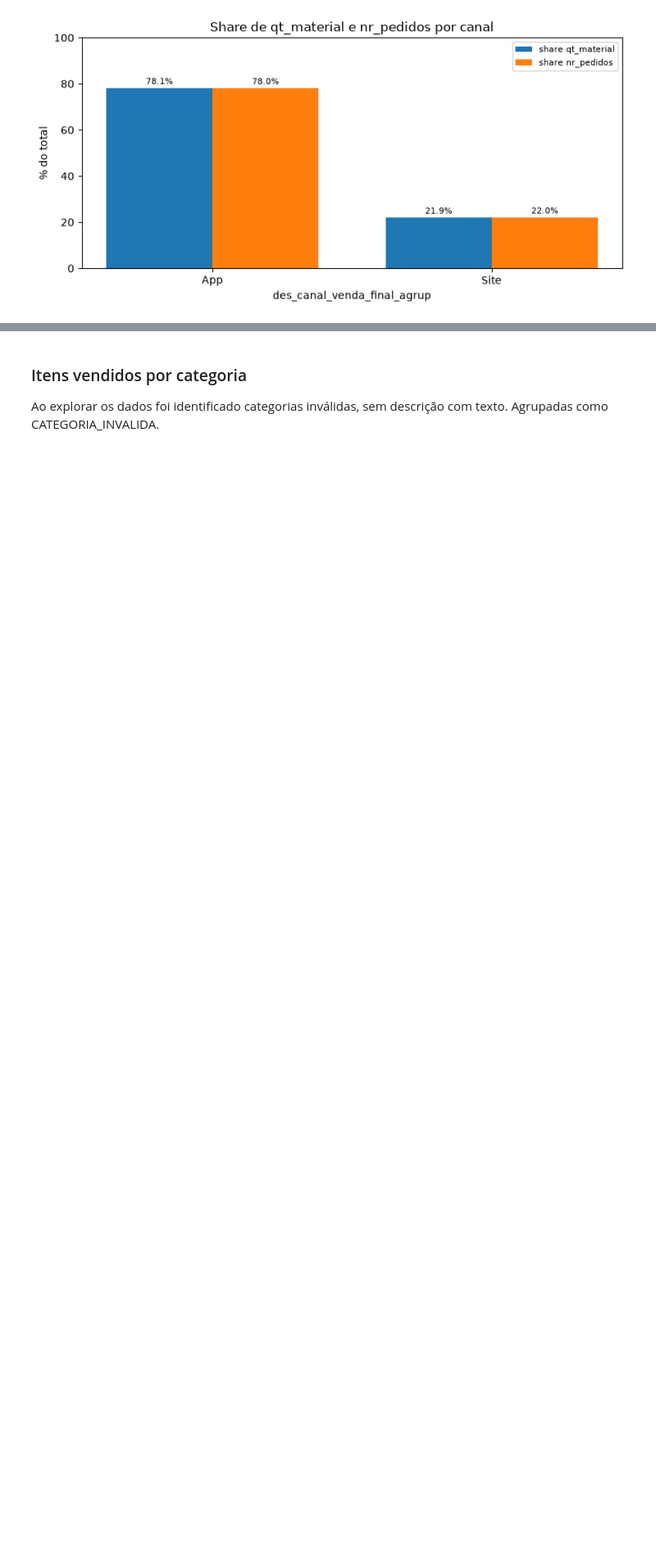
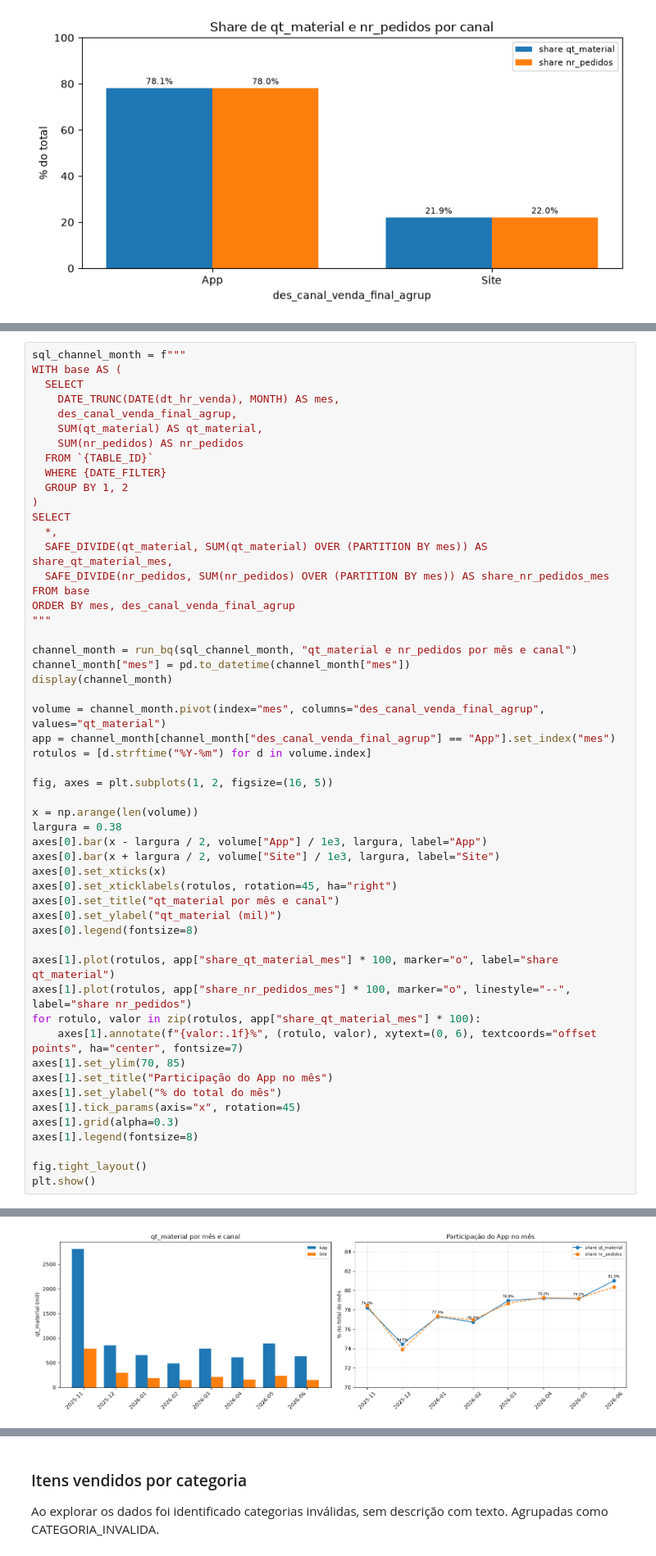
Before and after one commit to guisoares10/Projeto-GB, a Jupyter notebook: notebooks/01_eda_data_quality.ipynb, the cells around one changed output, grey strips where cells are left out. Shown at 82% size. Saved outputs shown, nothing was run; the diff lists cells and outputs as text; blank space fills up the shorter version.

```diff
--- a/notebooks/01_eda_data_quality.ipynb
+++ b/notebooks/01_eda_data_quality.ipynb
@@ -203,0 +313,54 @@ plt.show()
+# %%
+sql_channel_month = f"""
+WITH base AS (
+  SELECT
+    DATE_TRUNC(DATE(dt_hr_venda), MONTH) AS mes,
+    des_canal_venda_final_agrup,
+    SUM(qt_material) AS qt_material,
+    SUM(nr_pedidos) AS nr_pedidos
+  FROM `{TABLE_ID}`
+  WHERE {DATE_FILTER}
+  GROUP BY 1, 2
+)
+SELECT
+  *,
+  SAFE_DIVIDE(qt_material, SUM(qt_material) OVER (PARTITION BY mes)) AS share_qt_material_mes,
+  SAFE_DIVIDE(nr_pedidos, SUM(nr_pedidos) OVER (PARTITION BY mes)) AS share_nr_pedidos_mes
+FROM base
+ORDER BY mes, des_canal_venda_final_agrup
+"""
+
+channel_month = run_bq(sql_channel_month, "qt_material e nr_pedidos por mês e canal")
+channel_month["mes"] = pd.to_datetime(channel_month["mes"])
+display(channel_month)
+
+volume = channel_month.pivot(index="mes", columns="des_canal_venda_final_agrup", values="qt_material")
+app = channel_month[channel_month["des_canal_venda_final_agrup"] == "App"].set_index("mes")
+rotulos = [d.strftime("%Y-%m") for d in volume.index]
+
+fig, axes = plt.subplots(1, 2, figsize=(16, 5))
+
+x = np.arange(len(volume))
+largura = 0.38
+axes[0].bar(x - largura / 2, volume["App"] / 1e3, largura, label="App")
+axes[0].bar(x + largura / 2, volume["Site"] / 1e3, largura, label="Site")
+axes[0].set_xticks(x)
+axes[0].set_xticklabels(rotulos, rotation=45, ha="right")
+axes[0].set_title("qt_material por mês e canal")
+axes[0].set_ylabel("qt_material (mil)")
+axes[0].legend(fontsize=8)
+
+axes[1].plot(rotulos, app["share_qt_material_mes"] * 100, marker="o", label="share qt_material")
+axes[1].plot(rotulos, app["share_nr_pedidos_mes"] * 100, marker="o", linestyle="--", label="share nr_pedidos")
+for rotulo, valor in zip(rotulos, app["share_qt_material_mes"] * 100):
+    axes[1].annotate(f"{valor:.1f}%", (rotulo, valor), xytext=(0, 6), textcoords="offset points", ha="center", fontsize=7)
+axes[1].set_ylim(70, 85)
+axes[1].set_title("Participação do App no mês")
+axes[1].set_ylabel("% do total do mês")
+axes[1].tick_params(axis="x", rotation=45)
+axes[1].grid(alpha=0.3)
+axes[1].legend(fontsize=8)
+
+fig.tight_layout()
+plt.show()
+# %% [output]
@@ -203,0 +385 @@ plt.show()
+[figure, added]
```
Also changed, not shown: parts of 78 cells of this notebook.
